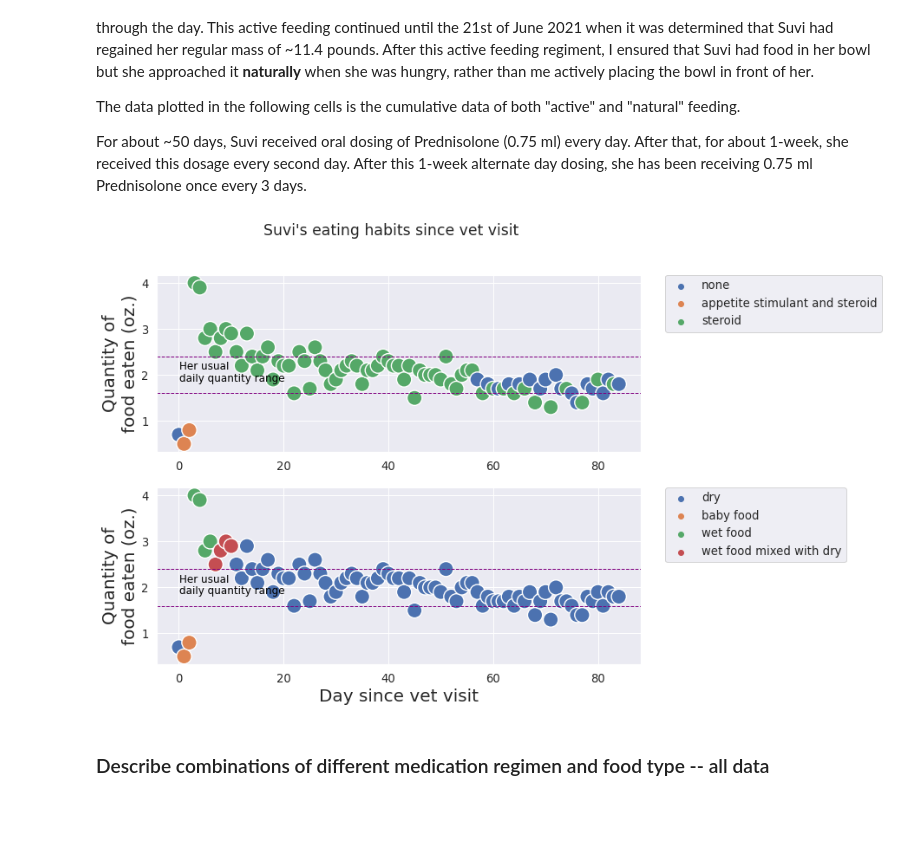
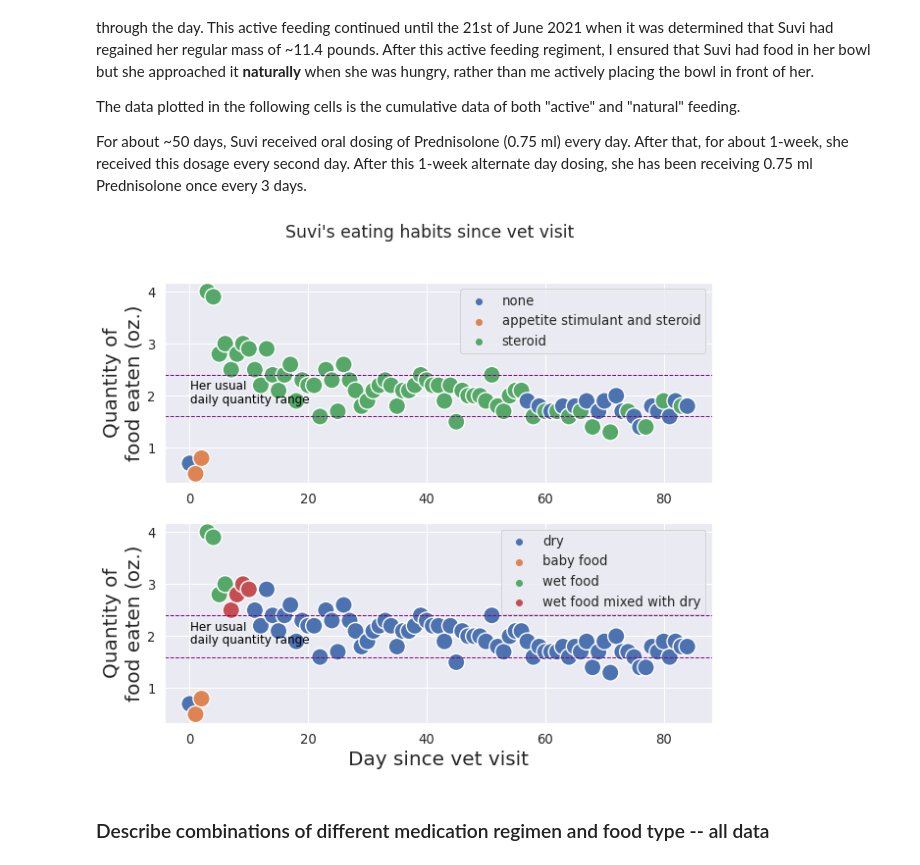
Before and after one commit to dnaneet/vet, a Jupyter notebook: suvi2.ipynb, the cells around one changed output. Cells and saved outputs as stored; diff of their text form; code cells hidden in the pictures; blank space fills up the shorter version.

Commit message:
legend position update

```diff
--- a/suvi2.ipynb
+++ b/suvi2.ipynb
@@ -33,29 +33,30 @@ For about ~50 days, Suvi received oral dosing of Prednisolone (0.75 ml) every da
 # %%
 sns.set(font_scale = 1.2)
 fig, axes = plt.subplots(2,1, sharey=True)
 fig.suptitle('Suvi\'s eating habits since vet visit')
 sns.scatterplot(ax = axes[0], data=df_all, y="Quantity (oz.)", x="day since vet visit", hue = 'rx', s=300)
 axes[0].legend(bbox_to_anchor=(1.05, 1), loc=2, borderaxespad=0.)
 axes[0].axhline(1.6, color='purple', linewidth = 1, linestyle='--')
 axes[0].axhline(2.4, color='purple', linewidth = 1, linestyle='--')
 axes[0].text(0.1, 1.85, "Her usual\ndaily quantity range", horizontalalignment='left', size='small', color='black')
 axes[0].set_xlabel(' ', fontsize=20)
 axes[0].set_ylabel('Quantity of\nfood eaten (oz.)', fontsize=20)
-#axes[0].legend(loc='lower right')
+axes[0].legend(loc='upper right')
 sns.scatterplot(ax = axes[1], data=df_all, y="Quantity (oz.)", x="day since vet visit", hue = 'type of food',
                s=300)
 #plt.legend(loc='lower right')
 axes[1].legend(bbox_to_anchor=(1.05, 1), loc=2, borderaxespad=0.)
 axes[1].axhline(1.6, color='purple', linewidth = 1, linestyle='--')
 axes[1].axhline(2.4, color='purple', linewidth = 1, linestyle='--')
 axes[1].text(0.1, 1.85, "Her usual\ndaily quantity range", horizontalalignment='left', size='small', color='black')
 axes[1].set_xlabel('Day since vet visit', fontsize=20)
 axes[1].set_ylabel('Quantity of\nfood eaten (oz.)', fontsize=20)
+axes[1].legend(loc='upper right')
 fig.set_size_inches(10, 8.27)
 
 plt.savefig('./suvi_all.png')
 # %% [output]
-[figure, old version]
+[figure, new version]
 # %% [markdown]
 ### Describe combinations of different medication regimen and food type -- all data
 # %%
```
Also changed, not shown: parts of 1 cell of this notebook, 2 other files.
